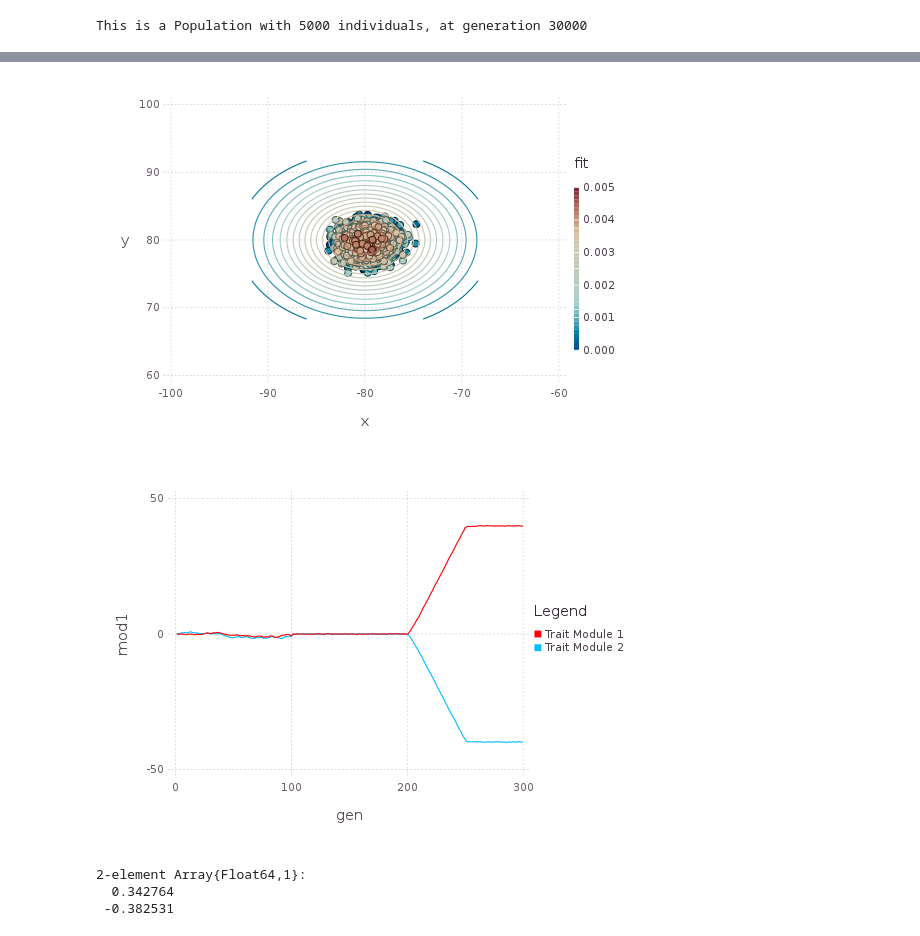
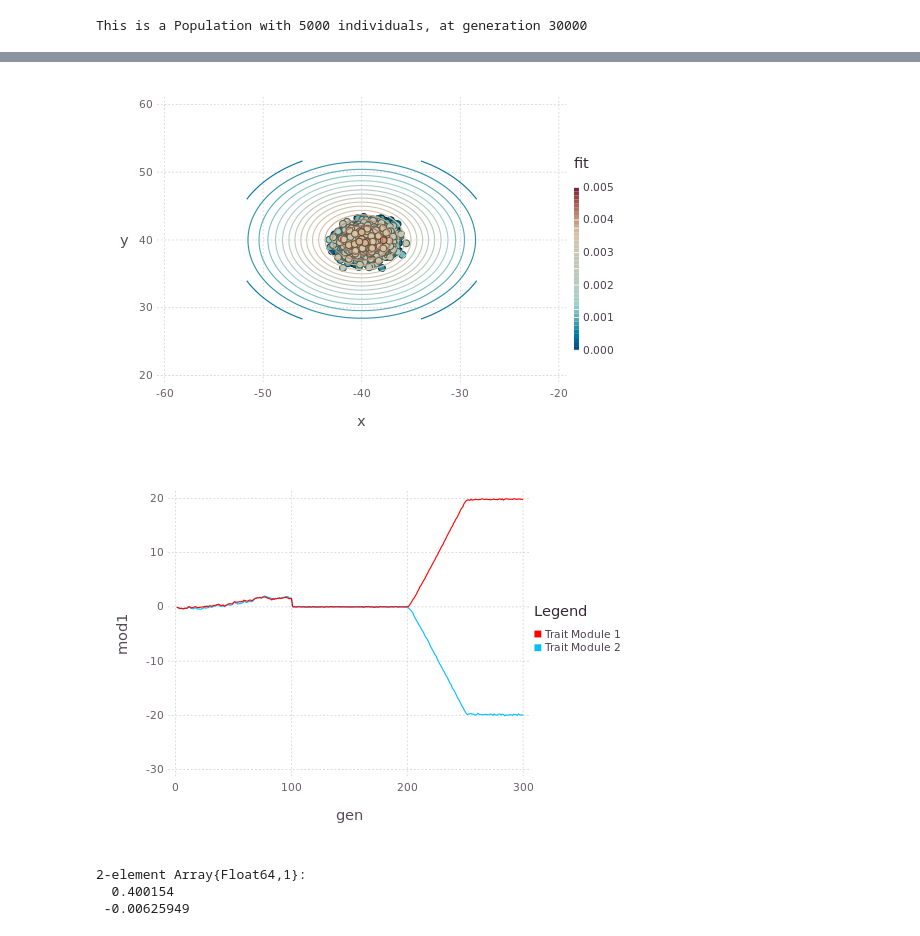
Before and after one commit to diogro/evomod_julia, a Jupyter notebook: evomod_prototype_notebook.ipynb, the cells around one changed output, grey strips where cells are left out. Drawn from its saved outputs; the diff is of its cells as text; code cells hidden in the pictures.

```diff
--- a/evomod_prototype_notebook.ipynb
+++ b/evomod_prototype_notebook.ipynb
@@ -390,6 +390,6 @@ Stab100% Time: 0:46:06
 This is a Population with 5000 individuals, at generation 20000
 # %%
-delta_theta_speed = 40/5000
+delta_theta_speed = 40/10000
 delta_theta = delta_theta_speed * [ones(Float64, Int64(ind.p/2)); -1 * ones(Float64, Int64(ind.p/2))]
 
 omega_var = 10
@@ -430,23 +430,24 @@ Guide.manual_color_key("Legend", ["Within", "Between"], ["red", "deepskyblue"]))
 # %%
-plotSurfacePop(pop)
+plotSurfacePop(pop, gen = 252)
 # %% [output]
-[figure, old version]
+[figure, new version]
 # %%
 n = size(pop.moments)[1]
-df_trait = DataFrame(mod1 = [pop.moments[i]["mean_z"][1]   for i in 1:n],
-                     mod2 = [pop.moments[i]["mean_z"][end] for i in 1:n],
+p = pop.base_ind.p
+df_trait = DataFrame(mod1 = [mean(pop.moments[i]["mean_z"][1:floor(p/2)])       for i in 1:n],
+                     mod2 = [mean(pop.moments[i]["mean_z"][floor(p/2+1):end]) for i in 1:n],
                      gen = collect(1:n) )
 plot(df_trait, layer(y="mod1", x="gen", Geom.line, Theme(default_color=colorant"red")),
                layer(y="mod2", x="gen", Geom.line),
      Guide.manual_color_key("Legend", ["Trait Module 1", "Trait Module 2"], ["red", "deepskyblue"]))
 # %% [output]
-[figure, old version]
+[figure, new version]
 # %%
 eig(pop.surface.Σ.mat)[2][:, end-1:end]' * pop.moments[end]["mean_z"] - eig(pop.surface.Σ.mat)[2][:, end-1:end]' * pop.surface.μ
 # %% [output]
 2-element Array{Float64,1}:
-  0.342764
- -0.382531
+  0.400154
+ -0.00625949
 # %%
 n = size(pop.moments)[1]
 df_trait = DataFrame(P   = [pop.moments[i]["P"][1, 1] for i in 1:n],
```
Also changed, not shown: parts of 5 cells of this notebook.
